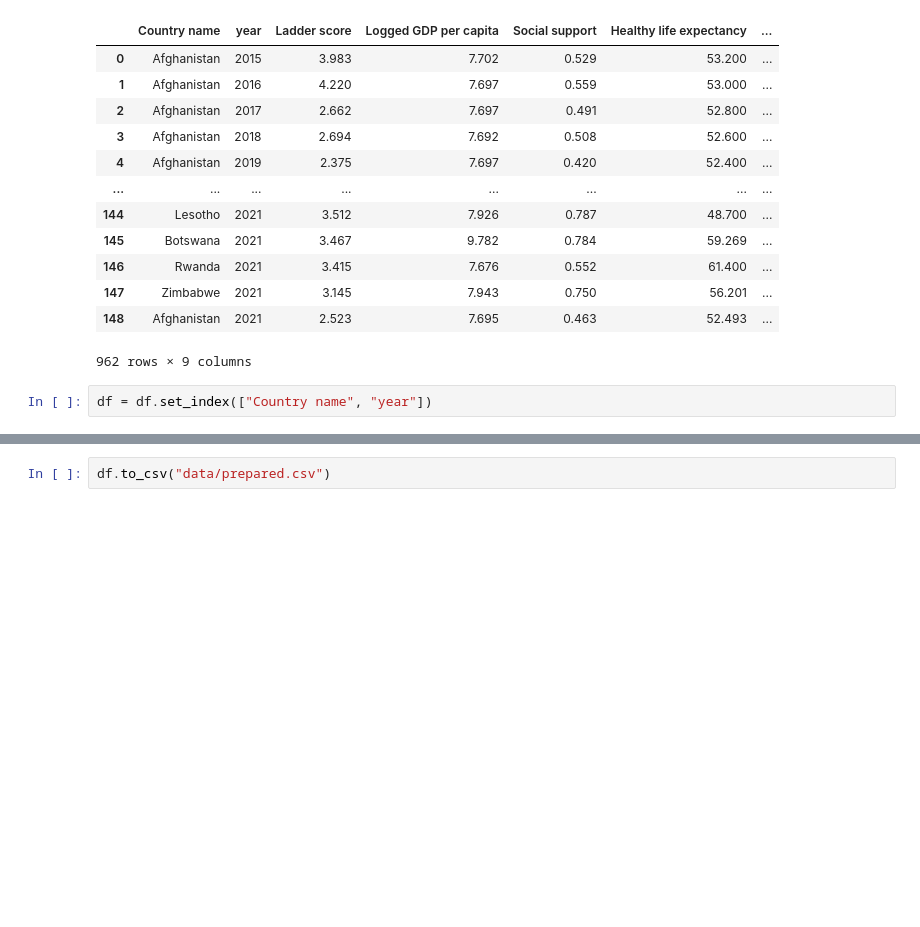
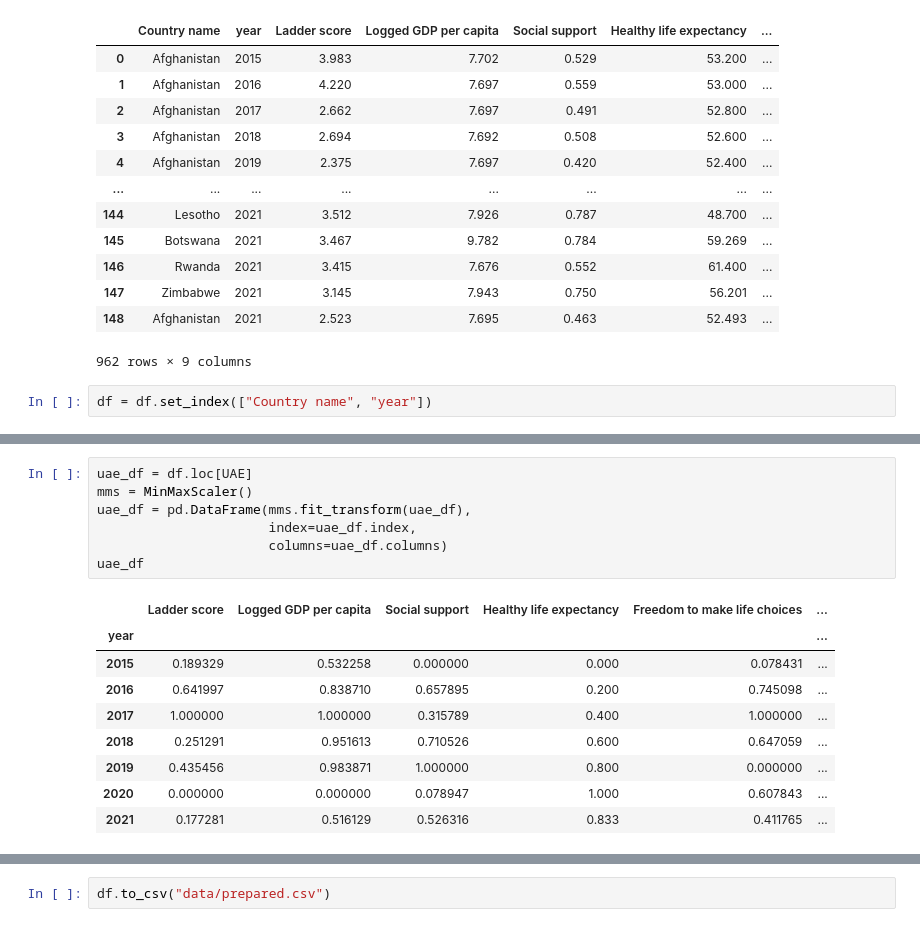
Before and after one commit to rnmourao/happiness_2021, a Jupyter notebook: 02_prepare_data.ipynb, the cells around one changed output, grey strips where cells are left out. Drawn from its saved outputs; the diff is of its cells as text; blank space fills up the shorter version.

```diff
--- a/02_prepare_data.ipynb
+++ b/02_prepare_data.ipynb
@@ -175,0 +195,17 @@ df = df.set_index(["Country name", "year"])
+# %%
+uae_df = df.loc[UAE]
+mms = MinMaxScaler()
+uae_df = pd.DataFrame(mms.fit_transform(uae_df),
+                      index=uae_df.index,
+                      columns=uae_df.columns)
+uae_df
+# %% [output]
+|  | Ladder score | Logged GDP per capita | Social support | Healthy life expectancy | Freedom to make life choices | ... |
+| year |  |  |  |  |  | ... |
+| 2015 | 0.189329 | 0.532258 | 0.000000 | 0.000 | 0.078431 | ... |
+| 2016 | 0.641997 | 0.838710 | 0.657895 | 0.200 | 0.745098 | ... |
+| 2017 | 1.000000 | 1.000000 | 0.315789 | 0.400 | 1.000000 | ... |
+| 2018 | 0.251291 | 0.951613 | 0.710526 | 0.600 | 0.647059 | ... |
+| 2019 | 0.435456 | 0.983871 | 1.000000 | 0.800 | 0.000000 | ... |
+| 2020 | 0.000000 | 0.000000 | 0.078947 | 1.000 | 0.607843 | ... |
+| 2021 | 0.177281 | 0.516129 | 0.526316 | 0.833 | 0.411765 | ... |
```
Also changed, not shown: parts of 4 cells of this notebook, 2 other files.
